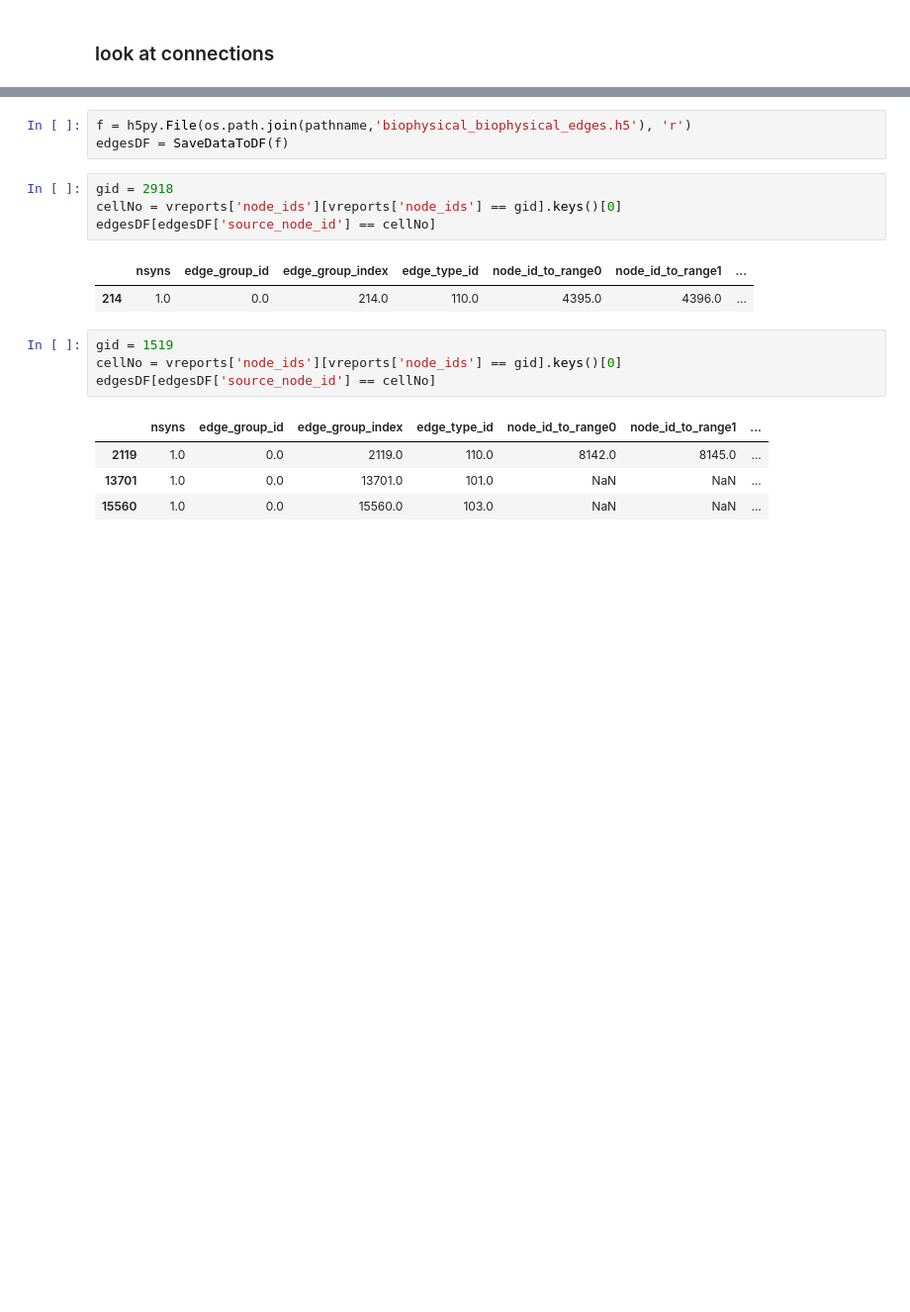
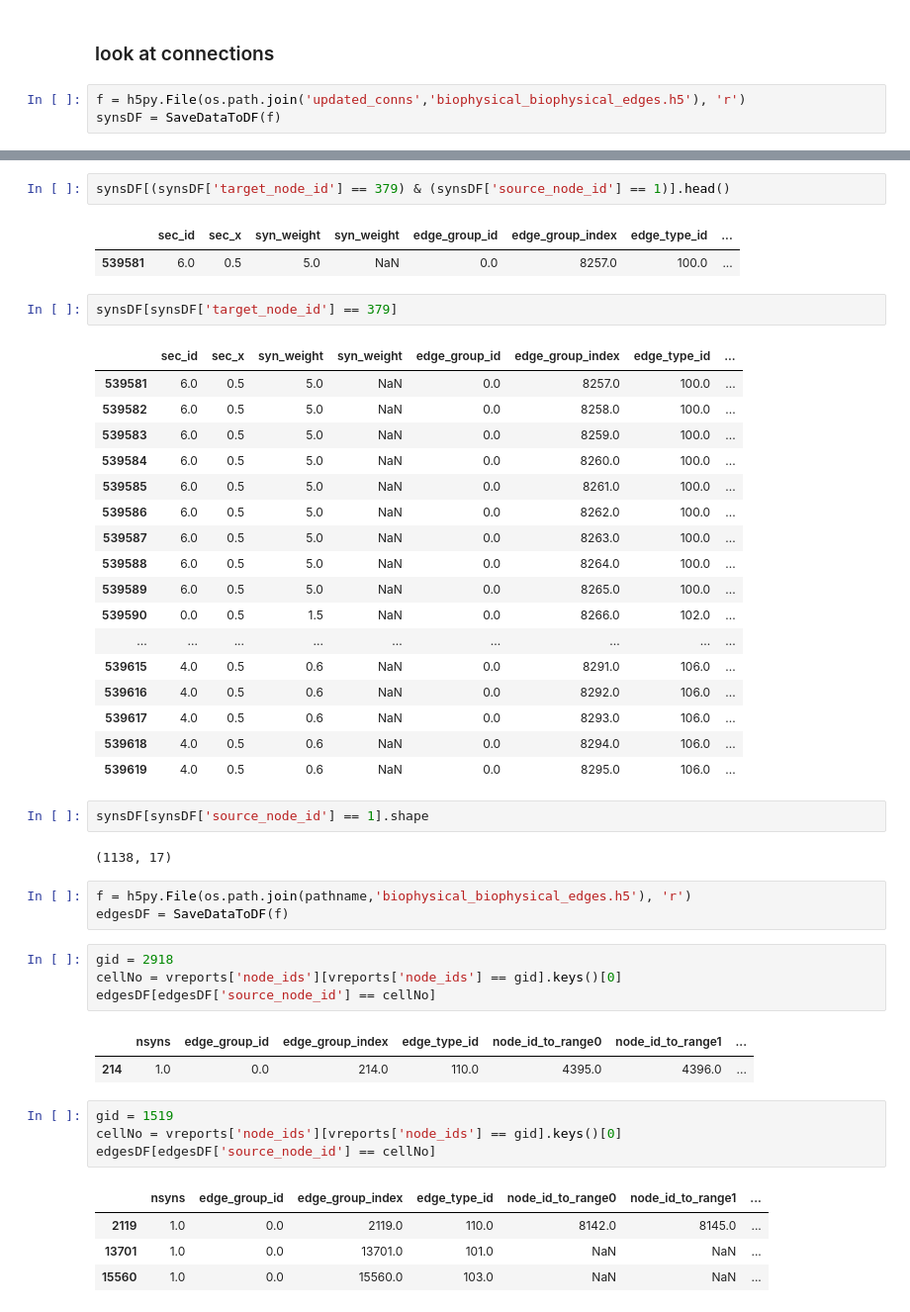
Before and after one commit to ddopp4877/CA1_model, a Jupyter notebook: CA1_exploration.ipynb, the cells around one changed output, grey strips where cells are left out. Shown at 99% size. Drawn from its saved outputs; the diff is of its cells as text; blank space fills up the shorter version.

```diff
--- a/CA1_exploration.ipynb
+++ b/CA1_exploration.ipynb
@@ -554,2 +556,5 @@ nodesDF['node_type_id'][vreports['node_ids'][cellNo]]
 # %% [markdown]
 ### look at connections
+# %%
+f = h5py.File(os.path.join('updated_conns','biophysical_biophysical_edges.h5'), 'r')
+synsDF = SaveDataToDF(f)
@@ -556,3 +570,32 @@ nodesDF['node_type_id'][vreports['node_ids'][cellNo]]
+# %%
+synsDF[(synsDF['target_node_id'] == 379) & (synsDF['source_node_id'] == 1)].head()
+# %% [output]
+|  | sec_id | sec_x | syn_weight | syn_weight | edge_group_id | edge_group_index | edge_type_id | ... |
+| 539581 | 6.0 | 0.5 | 5.0 | NaN | 0.0 | 8257.0 | 100.0 | ... |
+# %%
+synsDF[synsDF['target_node_id'] == 379]
+# %% [output]
+|  | sec_id | sec_x | syn_weight | syn_weight | edge_group_id | edge_group_index | edge_type_id | ... |
+| 539581 | 6.0 | 0.5 | 5.0 | NaN | 0.0 | 8257.0 | 100.0 | ... |
+| 539582 | 6.0 | 0.5 | 5.0 | NaN | 0.0 | 8258.0 | 100.0 | ... |
+| 539583 | 6.0 | 0.5 | 5.0 | NaN | 0.0 | 8259.0 | 100.0 | ... |
+| 539584 | 6.0 | 0.5 | 5.0 | NaN | 0.0 | 8260.0 | 100.0 | ... |
+| 539585 | 6.0 | 0.5 | 5.0 | NaN | 0.0 | 8261.0 | 100.0 | ... |
+| 539586 | 6.0 | 0.5 | 5.0 | NaN | 0.0 | 8262.0 | 100.0 | ... |
+| 539587 | 6.0 | 0.5 | 5.0 | NaN | 0.0 | 8263.0 | 100.0 | ... |
+| 539588 | 6.0 | 0.5 | 5.0 | NaN | 0.0 | 8264.0 | 100.0 | ... |
+| 539589 | 6.0 | 0.5 | 5.0 | NaN | 0.0 | 8265.0 | 100.0 | ... |
+| 539590 | 0.0 | 0.5 | 1.5 | NaN | 0.0 | 8266.0 | 102.0 | ... |
+| ... | ... | ... | ... | ... | ... | ... | ... | ... |
+| 539615 | 4.0 | 0.5 | 0.6 | NaN | 0.0 | 8291.0 | 106.0 | ... |
+| 539616 | 4.0 | 0.5 | 0.6 | NaN | 0.0 | 8292.0 | 106.0 | ... |
+| 539617 | 4.0 | 0.5 | 0.6 | NaN | 0.0 | 8293.0 | 106.0 | ... |
+| 539618 | 4.0 | 0.5 | 0.6 | NaN | 0.0 | 8294.0 | 106.0 | ... |
+| 539619 | 4.0 | 0.5 | 0.6 | NaN | 0.0 | 8295.0 | 106.0 | ... |
+# %%
+synsDF[synsDF['source_node_id'] == 1].shape
+# %% [output]
+(1138, 17)
 # %%
 f = h5py.File(os.path.join(pathname,'biophysical_biophysical_edges.h5'), 'r')
 edgesDF = SaveDataToDF(f)
```
Also changed, not shown: parts of 13 cells of this notebook.
